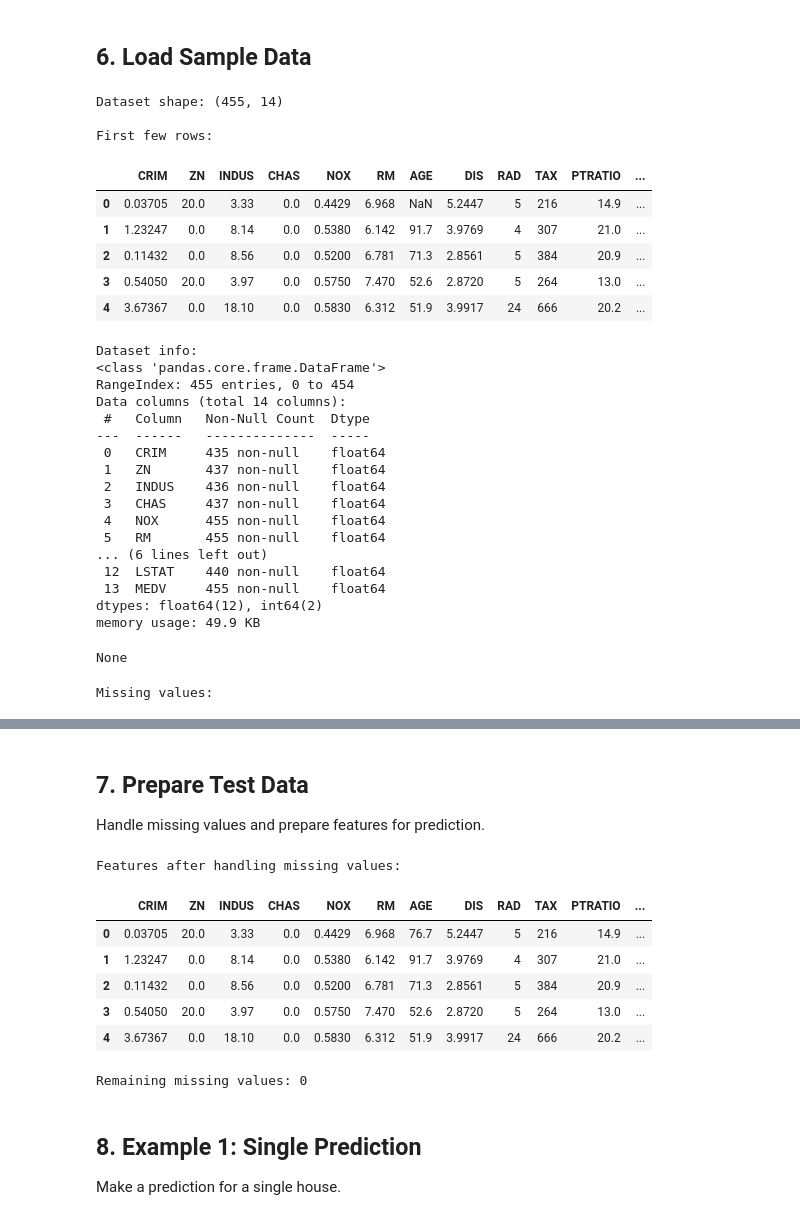
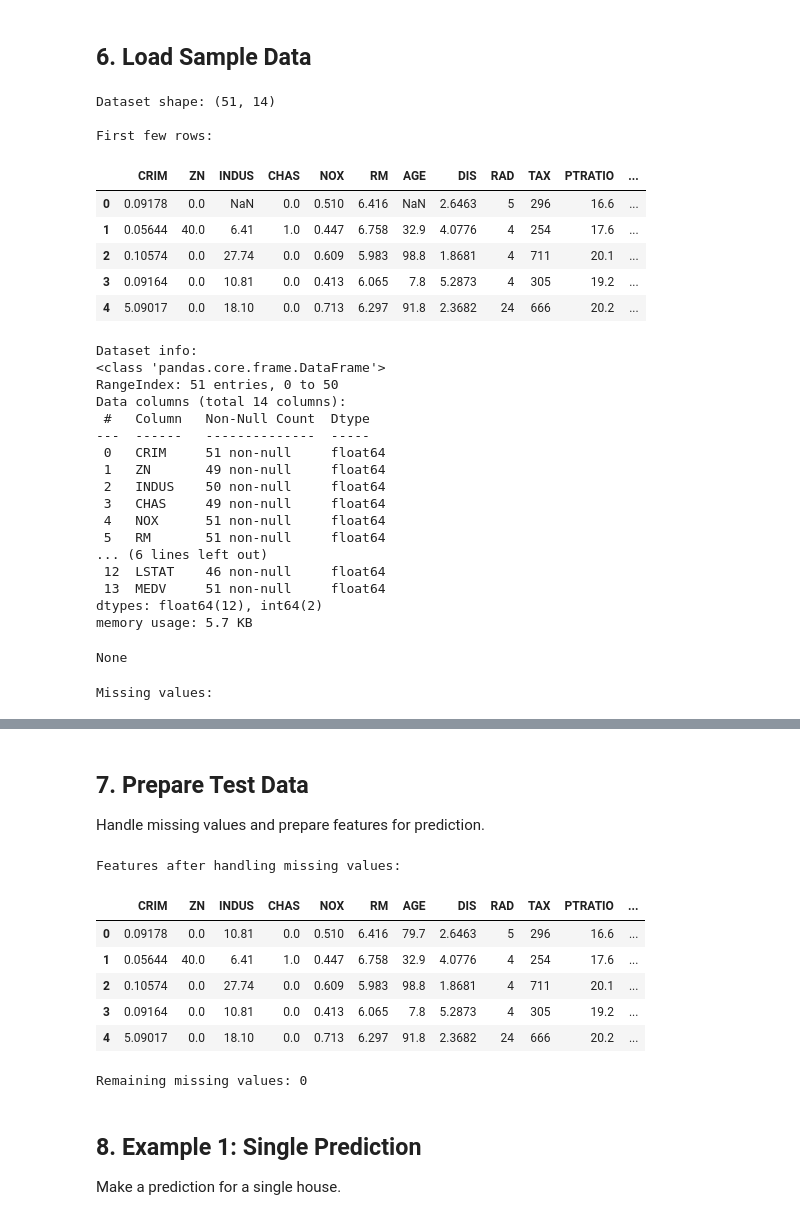
Before and after one commit to garcejan/IFSA-students, a Jupyter notebook: AutoAI/src/boston_housing_prediction.ipynb, the cells around one changed output, grey strips where cells are left out. Drawn from its saved outputs; the diff is of its cells as text; code cells hidden in the pictures.

```diff
--- a/AutoAI/src/boston_housing_prediction.ipynb
+++ b/AutoAI/src/boston_housing_prediction.ipynb
@@ -161,42 +200,41 @@ def extract_predictions(response: Dict[str, Any]) -> List[float]:
 # %%
-# Load the Boston Housing dataset
-df = pd.read_csv('../data/HousingData_train.csv')
+df = df_1.copy()
 
 print("Dataset shape:", df.shape)
 print("\nFirst few rows:")
 display(df.head())
 
 print("\nDataset info:")
 display(df.info())
 
 print("\nMissing values:")
 display(df.isnull().sum())
 # %% [output]
-Dataset shape: (455, 14)
+Dataset shape: (51, 14)
 
 First few rows:
 |  | CRIM | ZN | INDUS | CHAS | NOX | RM | AGE | DIS | RAD | TAX | PTRATIO | ... |
-| 0 | 0.03705 | 20.0 | 3.33 | 0.0 | 0.4429 | 6.968 | NaN | 5.2447 | 5 | 216 | 14.9 | ... |
-| 1 | 1.23247 | 0.0 | 8.14 | 0.0 | 0.5380 | 6.142 | 91.7 | 3.9769 | 4 | 307 | 21.0 | ... |
-| 2 | 0.11432 | 0.0 | 8.56 | 0.0 | 0.5200 | 6.781 | 71.3 | 2.8561 | 5 | 384 | 20.9 | ... |
-| 3 | 0.54050 | 20.0 | 3.97 | 0.0 | 0.5750 | 7.470 | 52.6 | 2.8720 | 5 | 264 | 13.0 | ... |
-| 4 | 3.67367 | 0.0 | 18.10 | 0.0 | 0.5830 | 6.312 | 51.9 | 3.9917 | 24 | 666 | 20.2 | ... |
+| 0 | 0.09178 | 0.0 | NaN | 0.0 | 0.510 | 6.416 | NaN | 2.6463 | 5 | 296 | 16.6 | ... |
+| 1 | 0.05644 | 40.0 | 6.41 | 1.0 | 0.447 | 6.758 | 32.9 | 4.0776 | 4 | 254 | 17.6 | ... |
+| 2 | 0.10574 | 0.0 | 27.74 | 0.0 | 0.609 | 5.983 | 98.8 | 1.8681 | 4 | 711 | 20.1 | ... |
+| 3 | 0.09164 | 0.0 | 10.81 | 0.0 | 0.413 | 6.065 | 7.8 | 5.2873 | 4 | 305 | 19.2 | ... |
+| 4 | 5.09017 | 0.0 | 18.10 | 0.0 | 0.713 | 6.297 | 91.8 | 2.3682 | 24 | 666 | 20.2 | ... |
 Dataset info:
 <class 'pandas.core.frame.DataFrame'>
-RangeIndex: 455 entries, 0 to 454
+RangeIndex: 51 entries, 0 to 50
 Data columns (total 14 columns):
  #   Column   Non-Null Count  Dtype
 ---  ------   --------------  -----
- 0   CRIM     435 non-null    float64
- 1   ZN       437 non-null    float64
- 2   INDUS    436 non-null    float64
- 3   CHAS     437 non-null    float64
- 4   NOX      455 non-null    float64
- 5   RM       455 non-null    float64
+ 0   CRIM     51 non-null     float64
+ 1   ZN       49 non-null     float64
+ 2   INDUS    50 non-null     float64
+ 3   CHAS     49 non-null     float64
+ 4   NOX      51 non-null     float64
+ 5   RM       51 non-null     float64
 ... (6 lines left out)
- 12  LSTAT    440 non-null    float64
- 13  MEDV     455 non-null    float64
+ 12  LSTAT    46 non-null     float64
+ 13  MEDV     51 non-null     float64
 dtypes: float64(12), int64(2)
-memory usage: 49.9 KB
+memory usage: 5.7 KB
 None
 Missing values:
@@ -233,11 +271,11 @@ print("\nRemaining missing values:", X_filled.isnull().sum().sum())
 # %% [output]
 Features after handling missing values:
 |  | CRIM | ZN | INDUS | CHAS | NOX | RM | AGE | DIS | RAD | TAX | PTRATIO | ... |
-| 0 | 0.03705 | 20.0 | 3.33 | 0.0 | 0.4429 | 6.968 | 76.7 | 5.2447 | 5 | 216 | 14.9 | ... |
-| 1 | 1.23247 | 0.0 | 8.14 | 0.0 | 0.5380 | 6.142 | 91.7 | 3.9769 | 4 | 307 | 21.0 | ... |
-| 2 | 0.11432 | 0.0 | 8.56 | 0.0 | 0.5200 | 6.781 | 71.3 | 2.8561 | 5 | 384 | 20.9 | ... |
-| 3 | 0.54050 | 20.0 | 3.97 | 0.0 | 0.5750 | 7.470 | 52.6 | 2.8720 | 5 | 264 | 13.0 | ... |
-| 4 | 3.67367 | 0.0 | 18.10 | 0.0 | 0.5830 | 6.312 | 51.9 | 3.9917 | 24 | 666 | 20.2 | ... |
+| 0 | 0.09178 | 0.0 | 10.81 | 0.0 | 0.510 | 6.416 | 79.7 | 2.6463 | 5 | 296 | 16.6 | ... |
+| 1 | 0.05644 | 40.0 | 6.41 | 1.0 | 0.447 | 6.758 | 32.9 | 4.0776 | 4 | 254 | 17.6 | ... |
+| 2 | 0.10574 | 0.0 | 27.74 | 0.0 | 0.609 | 5.983 | 98.8 | 1.8681 | 4 | 711 | 20.1 | ... |
+| 3 | 0.09164 | 0.0 | 10.81 | 0.0 | 0.413 | 6.065 | 7.8 | 5.2873 | 4 | 305 | 19.2 | ... |
+| 4 | 5.09017 | 0.0 | 18.10 | 0.0 | 0.713 | 6.297 | 91.8 | 2.3682 | 24 | 666 | 20.2 | ... |
 Remaining missing values: 0
 # %% [markdown]
 ## 8. Example 1: Single Prediction
```
Also changed, not shown: parts of 7 cells of this notebook, 1 other file.
